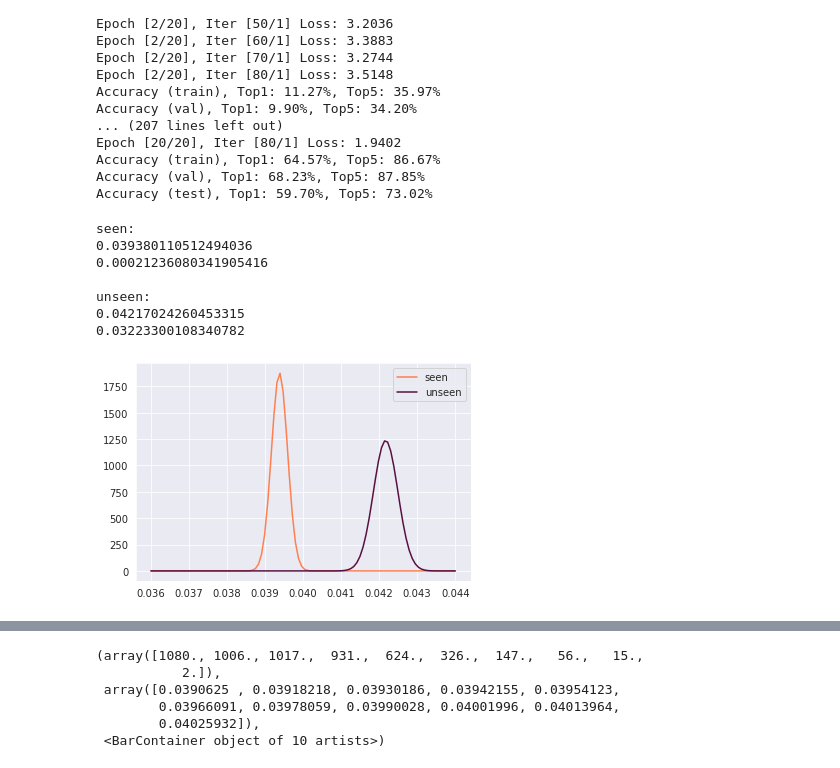
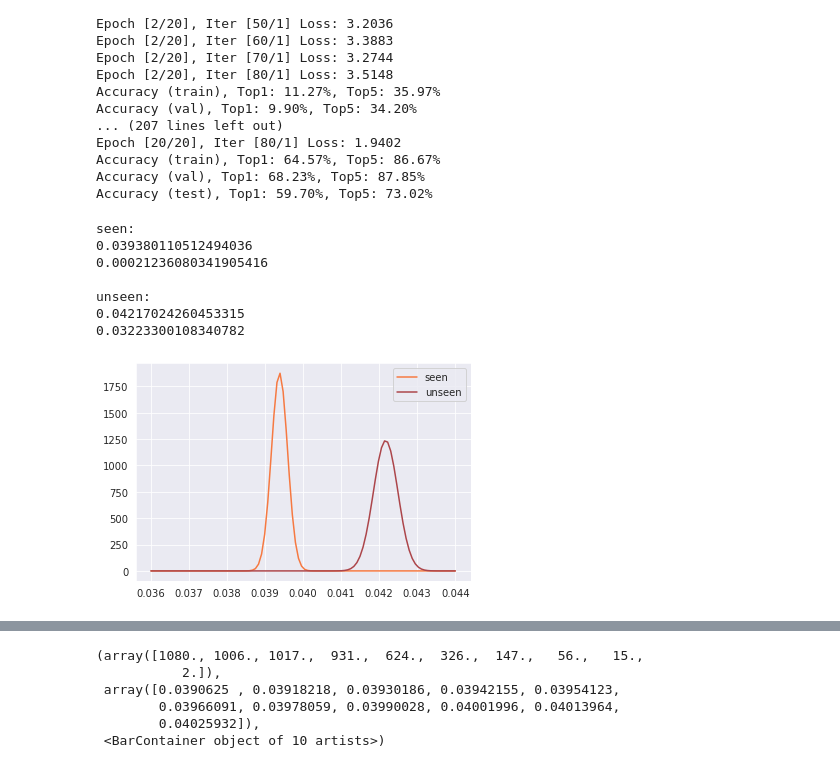
Before and after one commit to stefanwezel/urdtc, a Jupyter notebook: uRDTC.ipynb, the cells around one changed output, grey strips where cells are left out. Saved outputs shown, nothing was run; the diff lists cells and outputs as text; code cells hidden in the pictures.

Commit message:
color change

```diff
--- a/uRDTC.ipynb
+++ b/uRDTC.ipynb
@@ -1750,36 +1750,36 @@ for batch_index in range(len(model.labels_list)):
         else:
             unseen_sigmas.append(model.sigmas_list[batch_index][inner_batch_index].mean().item())
 
 seen_sigmas = np.array(seen_sigmas)
 unseen_sigmas = np.array(unseen_sigmas)
 print('seen:')
 print(seen_sigmas.mean())
 print(seen_sigmas.std())
 print('\nunseen:')
 print(unseen_sigmas.mean())
 print(unseen_sigmas.std())
 # for plotting
 sns.set_style('darkgrid')
 x_min = 0.036#np.concatenate((seen_sigmas, unseen_sigmas)).min()
 x_max = 0.044#np.concatenate((seen_sigmas, unseen_sigmas)).max()
 x = np.linspace(x_min, x_max, 100)
 y_seen = scipy.stats.norm.pdf(x,seen_sigmas.mean(),seen_sigmas.std())
 y_unseen = scipy.stats.norm.pdf(x,unseen_sigmas.mean(), unseen_sigmas.std()/100)
 
 
-plt.plot(x,y_seen, color='coral', label = 'seen')
-plt.plot(x,y_unseen, color='xkcd:plum', label = 'unseen')
+plt.plot(x,y_seen, color='#F67941', label = 'seen')
+plt.plot(x,y_unseen, color='#AC454A', label = 'unseen')
 plt.legend()
 plt.savefig(figure_path + 'zero_shot_uncertainty.pdf',bbox_inches='tight')
 # %% [output]
 seen:
 0.039380110512494036
 0.00021236080341905416
 
 unseen:
 0.04217024260453315
 0.03223300108340782
-[figure, old version]
+[figure, new version]
 # %%
 # print(model.sigmas_list[0])
 
```
Also changed, not shown: parts of 1 cell of this notebook, 1 other file.
